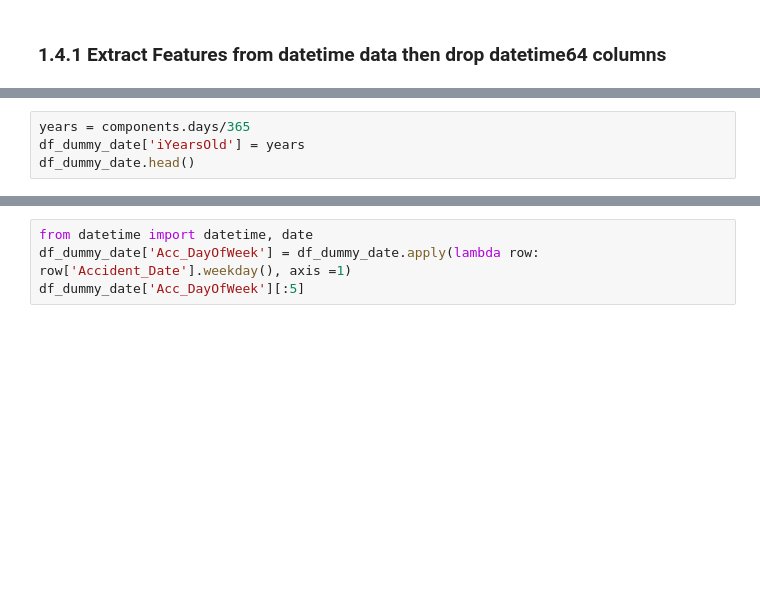
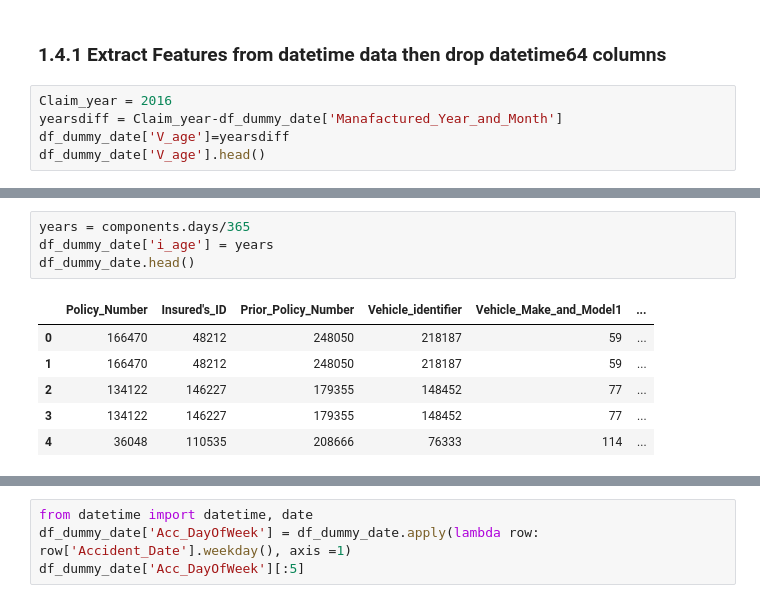
Before and after one commit to taipingeric/tbddd, a Jupyter notebook: T-Brain_Policy719.ipynb, the cells around one changed output, grey strips where cells are left out. Saved outputs shown, nothing was run; the diff lists cells and outputs as text; blank space fills up the shorter version.

```diff
--- a/T-Brain_Policy719.ipynb
+++ b/T-Brain_Policy719.ipynb
@@ -551,2 +1033,7 @@ df_dummy_date[['ibirth', 'dbirth' ,'DOB_of_Driver', 'Accident_Date', 'Accident_T
 # %% [markdown]
 ### 1.4.1 Extract Features from datetime data then drop datetime64 columns
+# %%
+Claim_year = 2016
+yearsdiff = Claim_year-df_dummy_date['Manafactured_Year_and_Month']
+df_dummy_date['V_age']=yearsdiff
+df_dummy_date['V_age'].head()
@@ -563,7 +1083,14 @@ components.head()
 # %%
 years = components.days/365
-df_dummy_date['iYearsOld'] = years
+df_dummy_date['i_age'] = years
 df_dummy_date.head()
+# %% [output]
+|  | Policy_Number | Insured's_ID | Prior_Policy_Number | Vehicle_identifier | Vehicle_Make_and_Model1 | ... |
+| 0 | 166470 | 48212 | 248050 | 218187 | 59 | ... |
+| 1 | 166470 | 48212 | 248050 | 218187 | 59 | ... |
+| 2 | 134122 | 146227 | 179355 | 148452 | 77 | ... |
+| 3 | 134122 | 146227 | 179355 | 148452 | 77 | ... |
+| 4 | 36048 | 110535 | 208666 | 76333 | 114 | ... |
 # %%
 today = datetime.date.today()
 daysdiff = today-df_dummy_date['dbirth']
```
Also changed, not shown: parts of 70 cells of this notebook.
